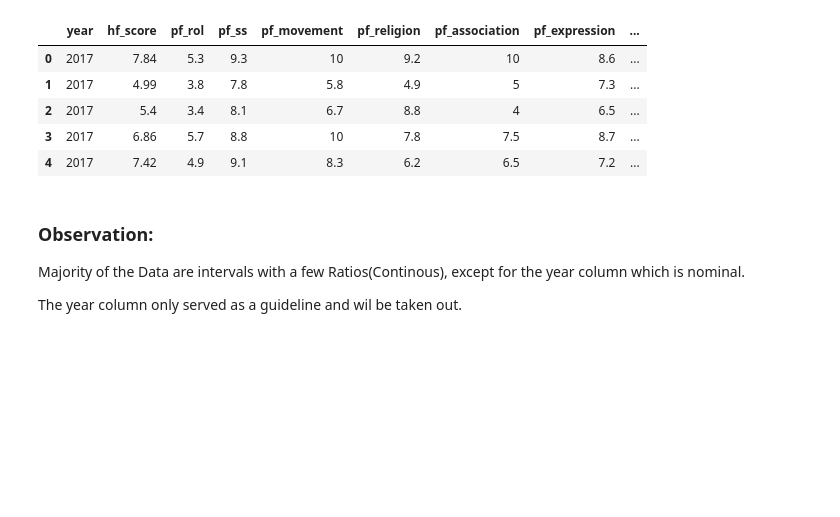
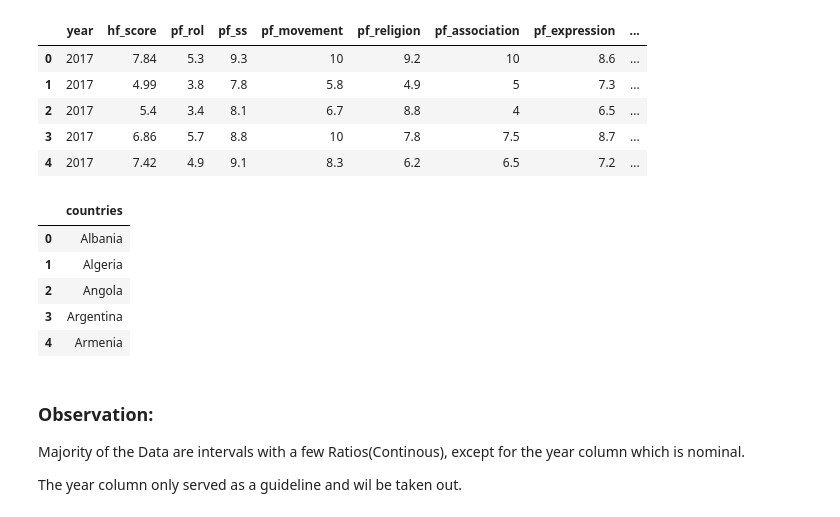
Before and after one commit to jeffersonzaki/MOD4_Project, a Jupyter notebook: exploratory_data_analysis.ipynb, the cells around one changed output. Saved outputs shown, nothing was run; the diff lists cells and outputs as text; code cells hidden in the pictures; blank space fills up the shorter version.

```diff
--- a/exploratory_data_analysis.ipynb
+++ b/exploratory_data_analysis.ipynb
@@ -20,6 +23,17 @@ freedom_df.head()
 | 2 | 2017 | 5.4 | 3.4 | 8.1 | 6.7 | 8.8 | 4 | 6.5 | ... |
 | 3 | 2017 | 6.86 | 5.7 | 8.8 | 10 | 7.8 | 7.5 | 8.7 | ... |
 | 4 | 2017 | 7.42 | 4.9 | 9.1 | 8.3 | 6.2 | 6.5 | 7.2 | ... |
+# %%
+# Separate Dataframe for countries
+countries_df = pd.read_csv("Data/hfi_cc_2019.csv")[["countries"]]
+countries_df.head()
+# %% [output]
+|  | countries |
+| 0 | Albania |
+| 1 | Algeria |
+| 2 | Angola |
+| 3 | Argentina |
+| 4 | Armenia |
 # %% [markdown]
 ### Observation:
 
```
Also changed, not shown: parts of 13 cells of this notebook, 3 other files.
